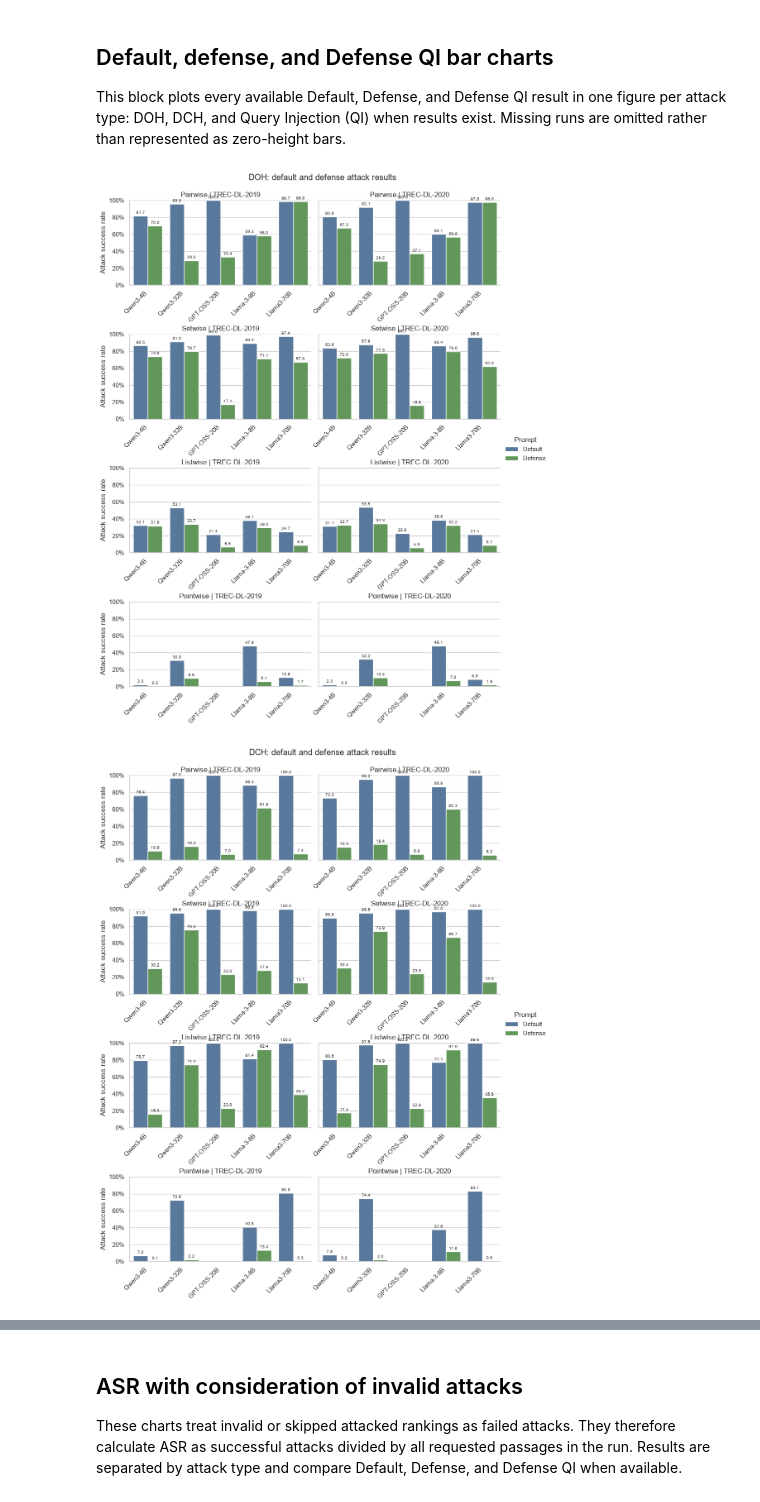
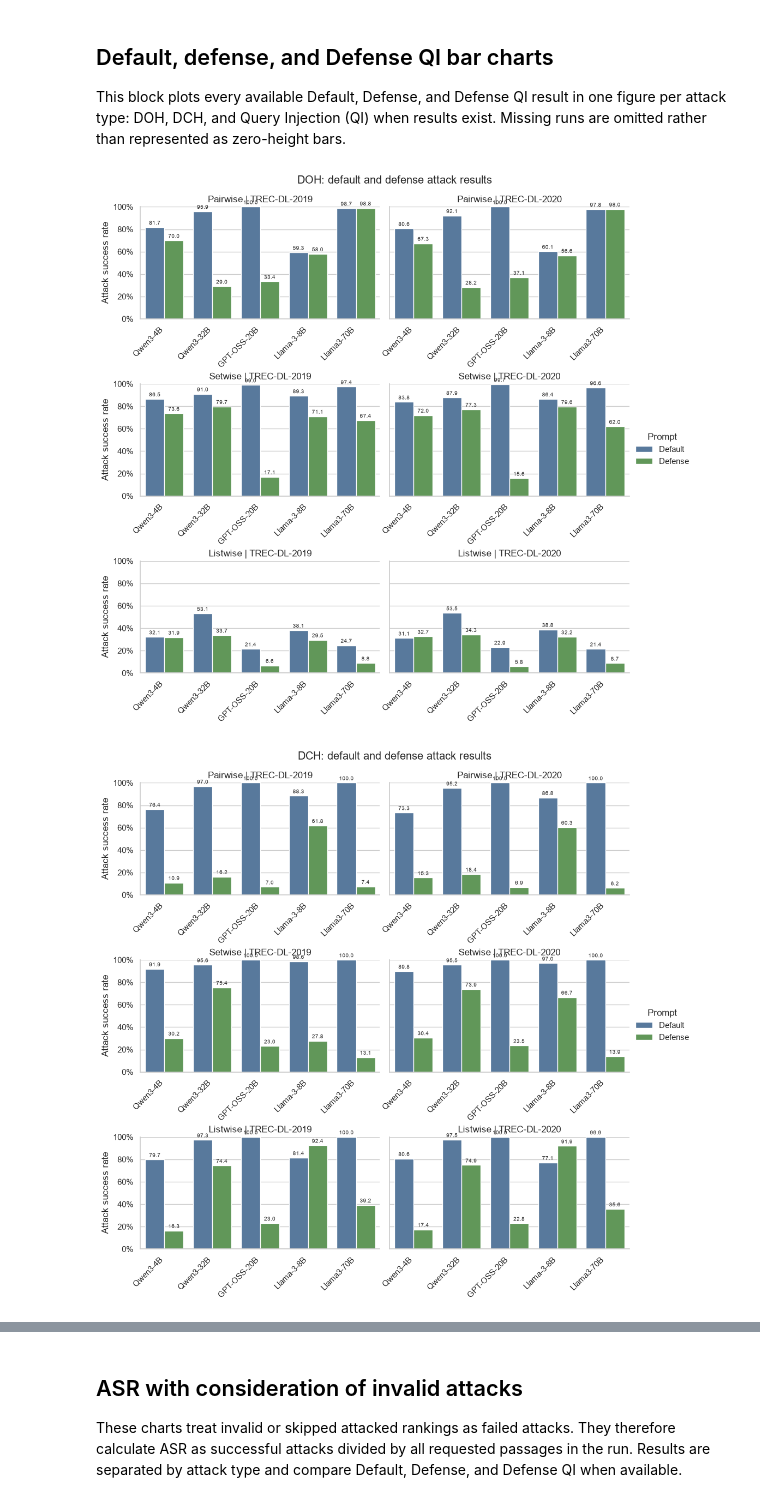
Before and after one commit to kaisergrimlock/LLM-Ranker-Attack, a Jupyter notebook: Results/attack_table_latex.ipynb, the cells around one changed output, grey strips where cells are left out. Saved outputs shown, nothing was run; the diff lists cells and outputs as text; code cells hidden in the pictures.

```diff
--- a/Results/attack_table_latex.ipynb
+++ b/Results/attack_table_latex.ipynb
@@ -40,7 +40,6 @@ GROUPS = (
     ('Pairwise Flipped %', 'Pairwise'),
     ('Setwise Attack Success %', 'Setwise'),
     ('Listwise Attack Top Position %', 'Listwise'),
-    ('Pointwise No-to-Yes %', 'Pointwise'),
 )
 ATTACKS = ('DOH', 'DCH')
 MODES = (('Default', 'Ours'), ('Defense', 'Defense'))
@@ -98,34 +97,6 @@ def metric_from_outcome(row):
     return f'{rate:.2f}% ({success}/{valid})'
 
 
-def append_pointwise_from_outcomes(rows, outcomes_path):
-    if not outcomes_path.exists():
-        return rows
-
-    row_by_key = {(row['Dataset'], row['Model']): row for row in rows}
-    with outcomes_path.open(encoding='utf-8', newline='') as outcomes_file:
-        for outcome in csv.DictReader(outcomes_file):
-            if (
-                outcome.get('Paradigm') != 'Pointwise'
-                or outcome.get('Attack') not in ATTACKS
-                or outcome.get('Prompt') not in {'Default', 'Defense'}
-                or int(float(outcome.get('Valid attacked', 0))) <= 0
-            ):
-                continue
-
-            model = normalize_model(outcome['Model'])
-            if model not in INCLUDED_MODELS:
-                continue
-
-            key = (outcome['Dataset'], model)
-            if key not in row_by_key:
-                row_by_key[key] = {'Dataset': outcome['Dataset'], 'Model': model}
-                rows.append(row_by_key[key])
-
-            source = 'Ours' if outcome['Prompt'] == 'Default' else 'Defense'
-            row_by_key[key][column_name('Pointwise No-to-Yes %', outcome['Attack'], source)] = metric_from_outcome(outcome)
-    return rows
-
 
 root = find_repository_root()
 csv_path = root / 'Results' / 'attack_table.csv'
@@ -150,7 +121,6 @@ for row in raw_rows:
             if value and not merged_rows[key].get(column):
                 merged_rows[key][column] = value
 rows = list(merged_rows.values())
-rows = append_pointwise_from_outcomes(rows, outcomes_path)
 
 datasets = defaultdict(list)
 for row in rows:
@@ -190,7 +160,7 @@ def build_attack_table(attack):
         r'\centering',
         r'\small',
         r'\setlength{\tabcolsep}{3pt}',
-        rf'\caption{{{ATTACK_TABLE_TITLES[attack]} Parentheses denote successes / valid outputs. Default uses the normal evaluator prompt; Defense uses the marker-aware evaluator prompt. Pointwise reports clean No to attacked Yes flips.}}',
+        rf'\caption{{{ATTACK_TABLE_TITLES[attack]} Parentheses denote successes / valid outputs. Default uses the normal evaluator prompt; Defense uses the marker-aware evaluator prompt.}}',
         rf'\label{{{ATTACK_TABLE_LABELS[attack]}}}',
         r'\resizebox{\textwidth}{!}{%',
         rf'\begin{{tabular}}{{ll*{{{tabular_columns - 2}}}{{c}}}}',
@@ -335,7 +313,6 @@ if outcomes_path.exists():
                 'Pairwise': 'Pairwise',
                 'Setwise': 'Setwise',
                 'Listwise': 'Listwise',
-                'Pointwise': 'Pointwise',
             }
         )
         qi_data['ASR (%)'] = (
@@ -370,35 +347,35 @@ else:
             kind='bar',
             x='Model',
             y='ASR (%)',
             hue='Prompt',
             hue_order=prompt_order,
             col='Dataset',
             row='Paradigm',
             order=[model for model in INCLUDED_MODELS if model in set(attack_data['Model'])],
             palette={'Default': '#4C78A8', 'Defense': '#59A14F', 'Defense QI': '#F28E2B', 'Filter QI': '#B279A2'},
             errorbar=None,
             height=3.2,
             aspect=1.55,
             sharey=True,
         )
         chart.set_axis_labels('', 'Attack success rate')
         chart.set_titles('{row_name} | {col_name}')
         chart.figure.suptitle(f'{attack}: default and defense attack results', y=1.02)
         for axis in chart.axes.flat:
             for container in axis.containers:
                 labels = [f'{bar.get_height():.1f}' for bar in container]
                 axis.bar_label(container, labels=labels, padding=2, fontsize=7)
             axis.set_ylim(0, 100)
             axis.yaxis.set_major_formatter(PercentFormatter(xmax=100))
             axis.tick_params(axis='x', labelbottom=True, labelrotation=45)
             for label in axis.get_xticklabels():
                 label.set_horizontalalignment('right')
         chart.figure.subplots_adjust(hspace=0.58)
         slug = attack.lower().replace(' ', '_')
         plt.show()
 # %% [output]
-[figure, old version]
+[figure, new version]
-[figure, old version]
+[figure, new version]
 [figure]
 # %% [markdown]
 ## ASR with consideration of invalid attacks
```
Also changed, not shown: parts of 3 cells of this notebook, 3 other files.
